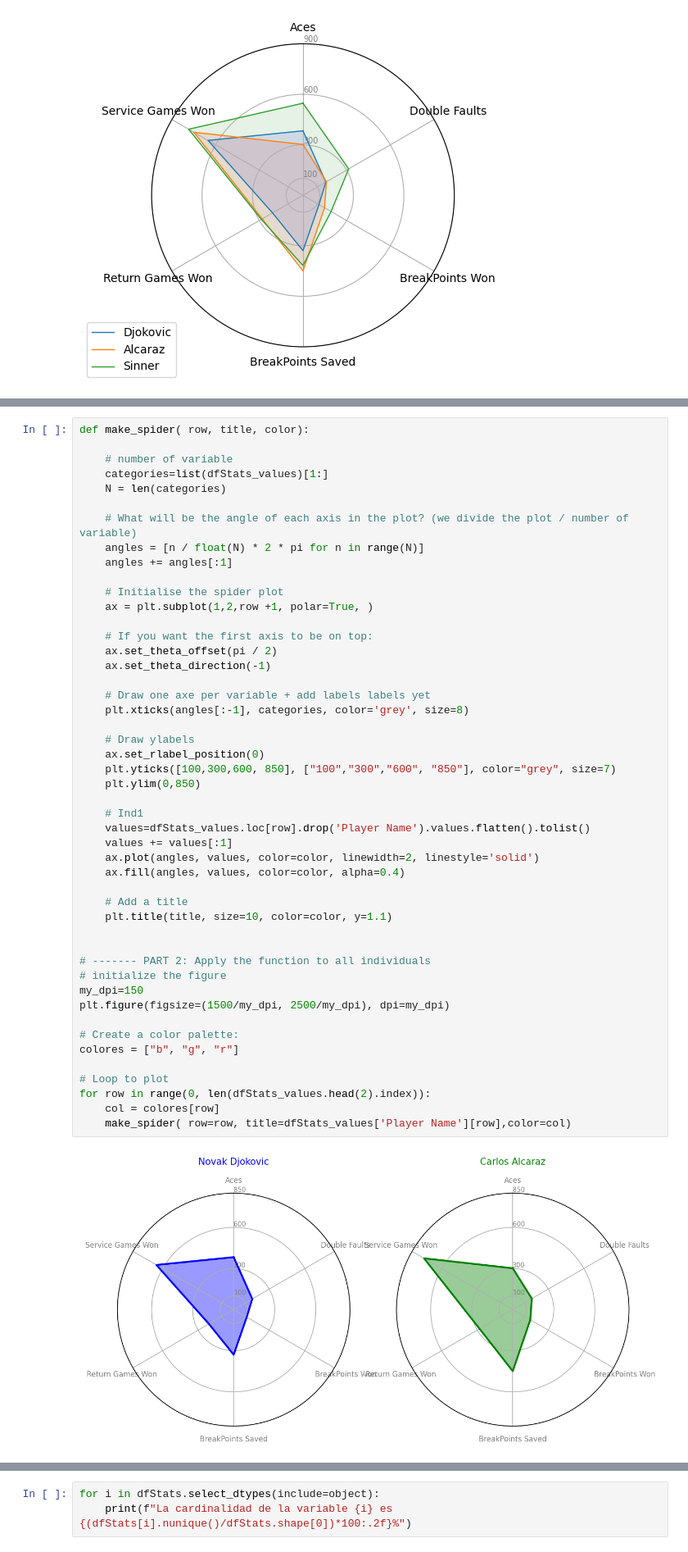
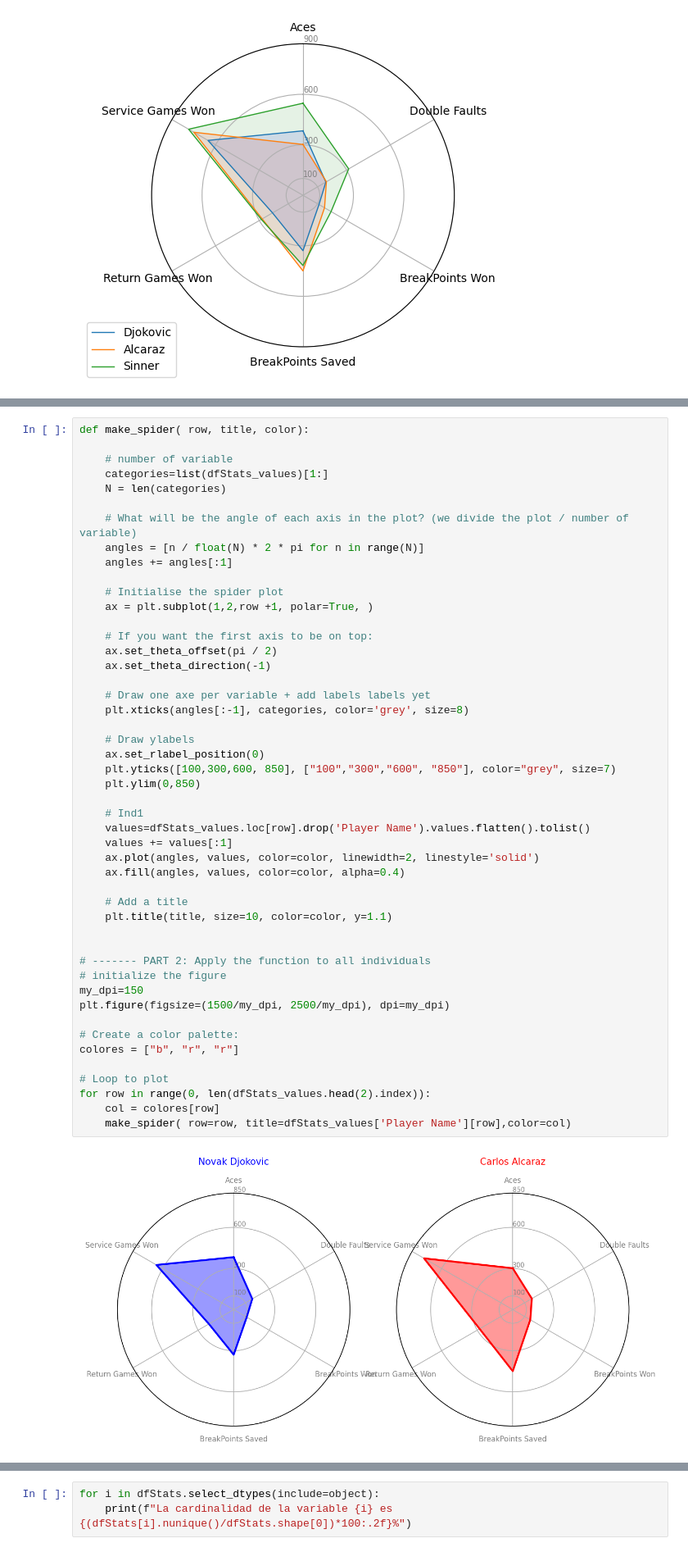
Before and after one commit to jmayordomom/EDA_TennisStadistics, a Jupyter notebook: src/notebooks/3_Análisis.ipynb, the cells around one changed output, grey strips where cells are left out. Shown at 82% size. Saved outputs shown, nothing was run; the diff lists cells and outputs as text.

```diff
--- a/src/notebooks/3_Análisis.ipynb
+++ b/src/notebooks/3_Análisis.ipynb
@@ -287,32 +309,32 @@ def make_spider( row, title, color):
     # Draw one axe per variable + add labels labels yet
     plt.xticks(angles[:-1], categories, color='grey', size=8)
 
     # Draw ylabels
     ax.set_rlabel_position(0)
     plt.yticks([100,300,600, 850], ["100","300","600", "850"], color="grey", size=7)
     plt.ylim(0,850)
 
     # Ind1
     values=dfStats_values.loc[row].drop('Player Name').values.flatten().tolist()
     values += values[:1]
     ax.plot(angles, values, color=color, linewidth=2, linestyle='solid')
     ax.fill(angles, values, color=color, alpha=0.4)
 
     # Add a title
     plt.title(title, size=10, color=color, y=1.1)
 
 
 # ------- PART 2: Apply the function to all individuals
 # initialize the figure
 my_dpi=150
 plt.figure(figsize=(1500/my_dpi, 2500/my_dpi), dpi=my_dpi)
 
 # Create a color palette:
-colores = ["b", "g", "r"]
+colores = ["b", "r", "r"]
 
 # Loop to plot
 for row in range(0, len(dfStats_values.head(2).index)):
     col = colores[row]
     make_spider( row=row, title=dfStats_values['Player Name'][row],color=col)
 # %% [output]
-[figure, old version]
+[figure, new version]
```
Also changed, not shown: parts of 24 cells of this notebook, 5 other files.
